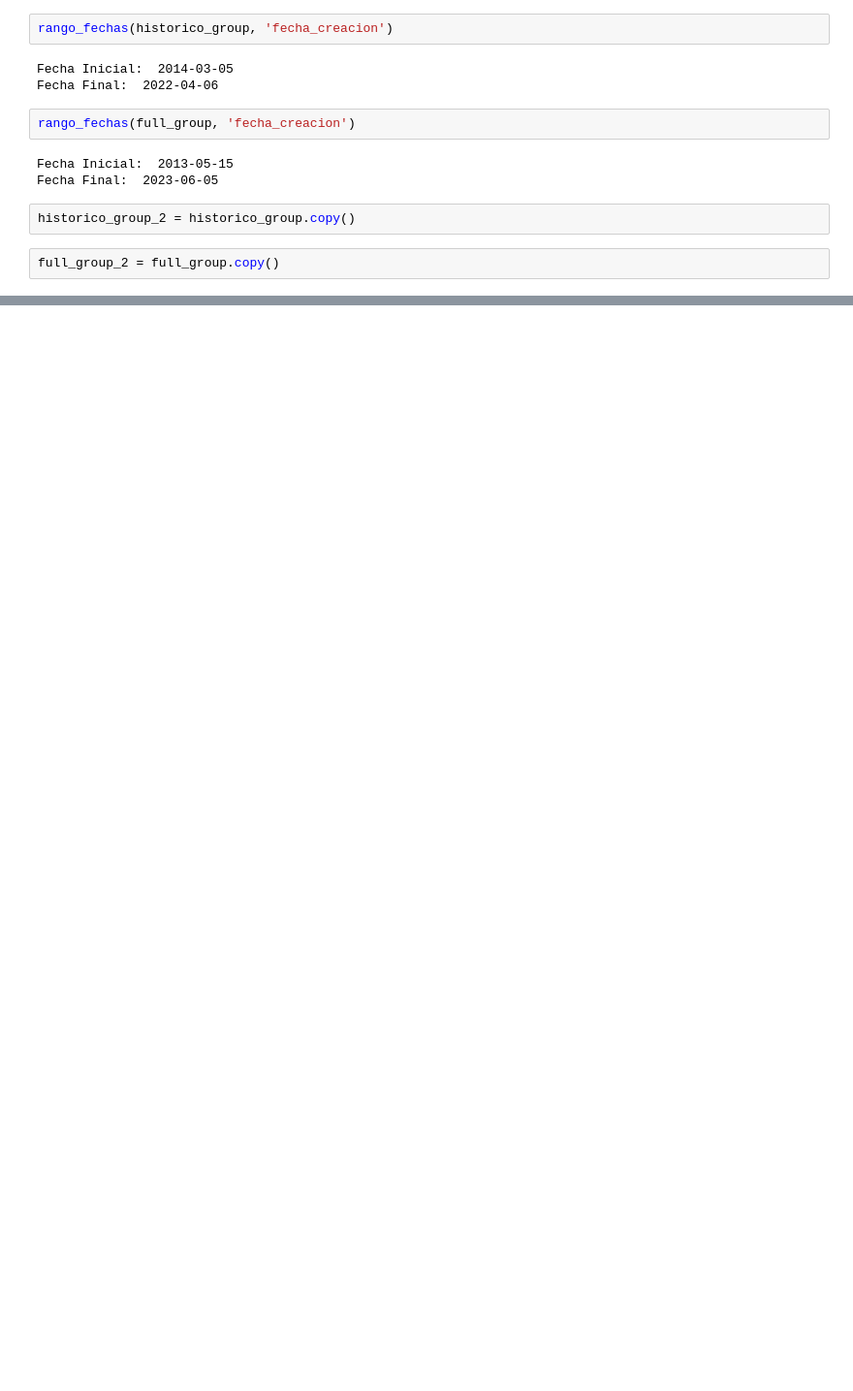
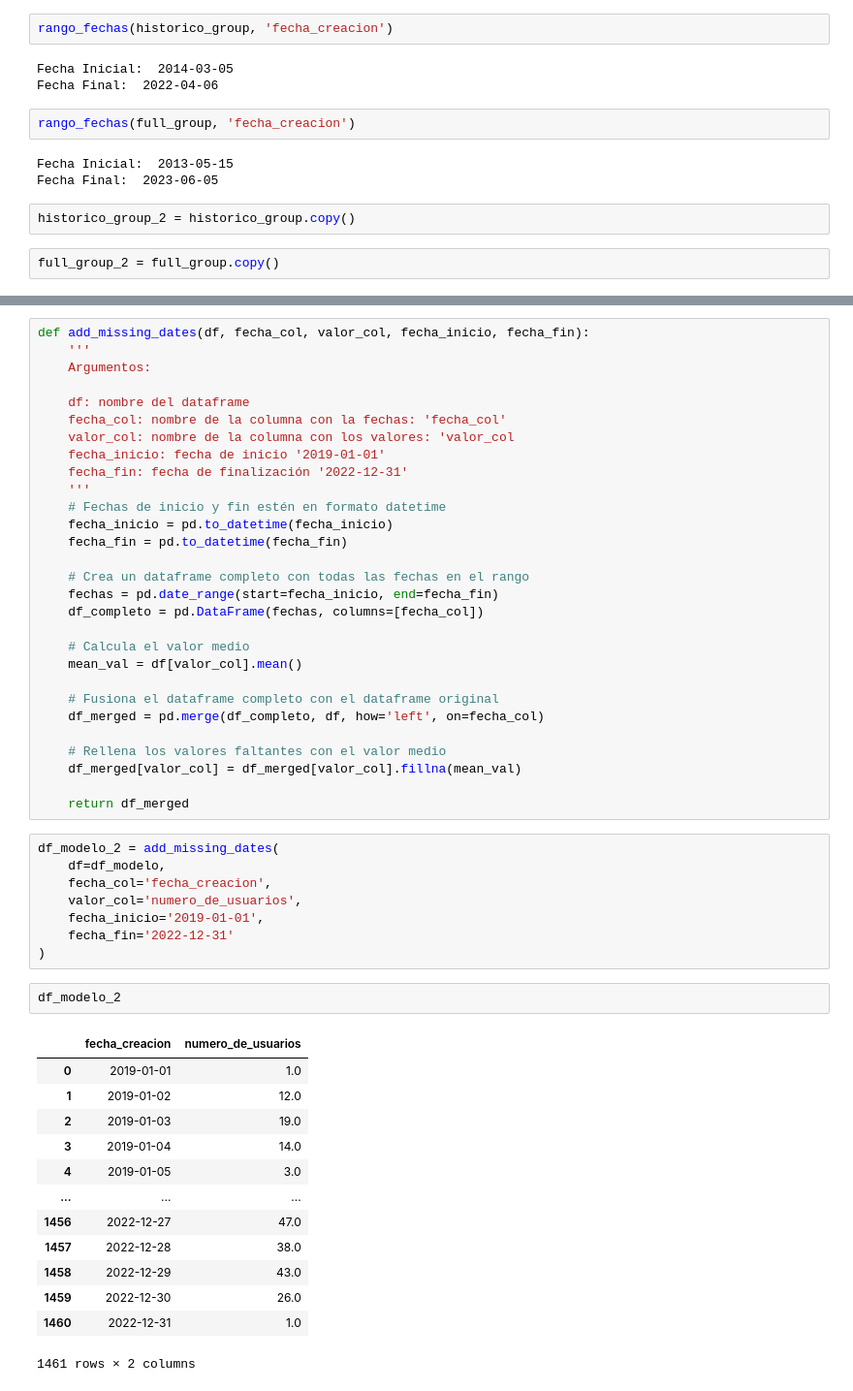
Before and after one commit to AlexanderPelaezJimenez/proyecto_forecast_app, a Jupyter notebook: Desktop/Proyecto Forecast App EDA/Notebooks/EDA.ipynb, the cells around one changed output, grey strips where cells are left out. Shown at 97% size. Cells and saved outputs as stored; diff of their text form; blank space fills up the shorter version.

```diff
--- a/Desktop/Proyecto Forecast App EDA/Notebooks/EDA.ipynb
+++ b/Desktop/Proyecto Forecast App EDA/Notebooks/EDA.ipynb
@@ -273,0 +465,53 @@ df_concatenado
+# %%
+def add_missing_dates(df, fecha_col, valor_col, fecha_inicio, fecha_fin):
+    '''
+    Argumentos:
+
+    df: nombre del dataframe
+    fecha_col: nombre de la columna con la fechas: 'fecha_col'
+    valor_col: nombre de la columna con los valores: 'valor_col
+    fecha_inicio: fecha de inicio '2019-01-01'
+    fecha_fin: fecha de finalización '2022-12-31'
+    '''
+    # Fechas de inicio y fin estén en formato datetime
+    fecha_inicio = pd.to_datetime(fecha_inicio)
+    fecha_fin = pd.to_datetime(fecha_fin)
+
+    # Crea un dataframe completo con todas las fechas en el rango
+    fechas = pd.date_range(start=fecha_inicio, end=fecha_fin)
+    df_completo = pd.DataFrame(fechas, columns=[fecha_col])
+
+    # Calcula el valor medio
+    mean_val = df[valor_col].mean()
+
+    # Fusiona el dataframe completo con el dataframe original
+    df_merged = pd.merge(df_completo, df, how='left', on=fecha_col)
+
+    # Rellena los valores faltantes con el valor medio
+    df_merged[valor_col] = df_merged[valor_col].fillna(mean_val)
+
+    return df_merged
+# %%
+df_modelo_2 = add_missing_dates(
+    df=df_modelo,
+    fecha_col='fecha_creacion',
+    valor_col='numero_de_usuarios',
+    fecha_inicio='2019-01-01',
+    fecha_fin='2022-12-31'
+)
+# %%
+df_modelo_2
+# %% [output]
+|  | fecha_creacion | numero_de_usuarios |
+| 0 | 2019-01-01 | 1.0 |
+| 1 | 2019-01-02 | 12.0 |
+| 2 | 2019-01-03 | 19.0 |
+| 3 | 2019-01-04 | 14.0 |
+| 4 | 2019-01-05 | 3.0 |
+| ... | ... | ... |
+| 1456 | 2022-12-27 | 47.0 |
+| 1457 | 2022-12-28 | 38.0 |
+| 1458 | 2022-12-29 | 43.0 |
+| 1459 | 2022-12-30 | 26.0 |
+| 1460 | 2022-12-31 | 1.0 |
+1461 rows × 2 columns
```
Also changed, not shown: parts of 25 cells of this notebook, 2 other files.
